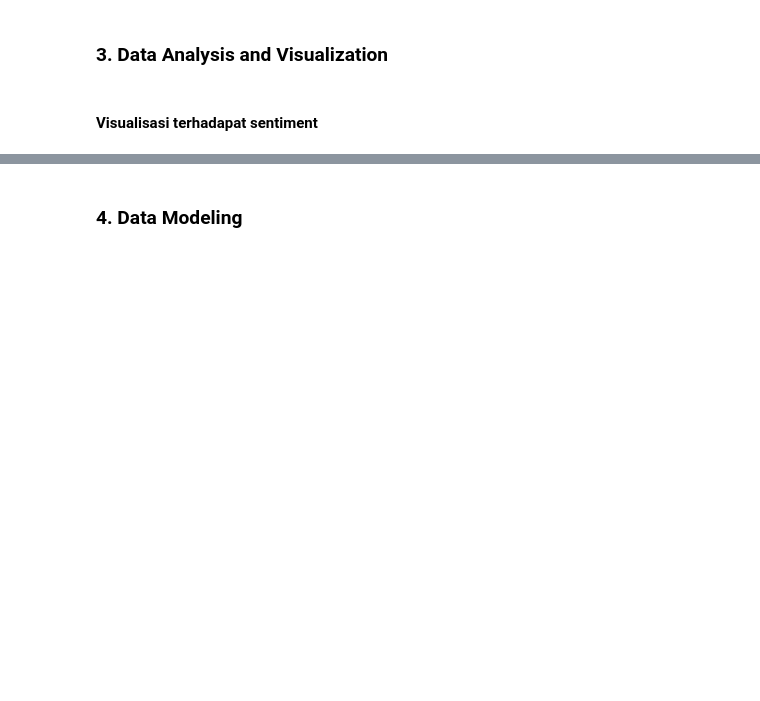
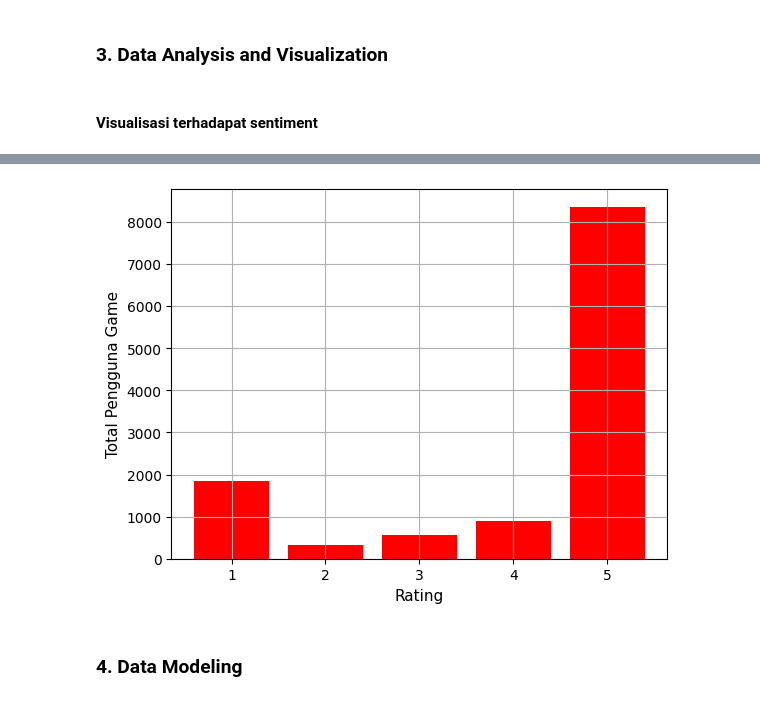
Before and after one commit to MirrorBottle/s3-kb-genshin-sentiment, a Jupyter notebook: main.ipynb, the cells around one changed output, grey strips where cells are left out. Drawn from its saved outputs; the diff is of its cells as text; code cells hidden in the pictures; blank space fills up the shorter version.

Commit message:
visualisasi

```diff
--- a/main.ipynb
+++ b/main.ipynb
@@ -54,12 +58,14 @@ plt.show()
 # %%
 score= df.dropna(subset=['score']).sort_values(by=['score'])['score'].unique()
 total = df.groupby(['score'])['reviewId'].count()
-plt.plot(score, total, color='red')
+plt.bar(score, total, color='red')
 # plt.title('')
 plt.xlabel('Rating', fontsize=11)
 plt.ylabel('Total Pengguna Game', fontsize=11)
 plt.grid()
 plt.show()
+# %% [output]
+[figure, added]
 # %% [markdown]
 ### 4. Data Modeling
 # %%
```
Also changed, not shown: parts of 7 cells of this notebook.
